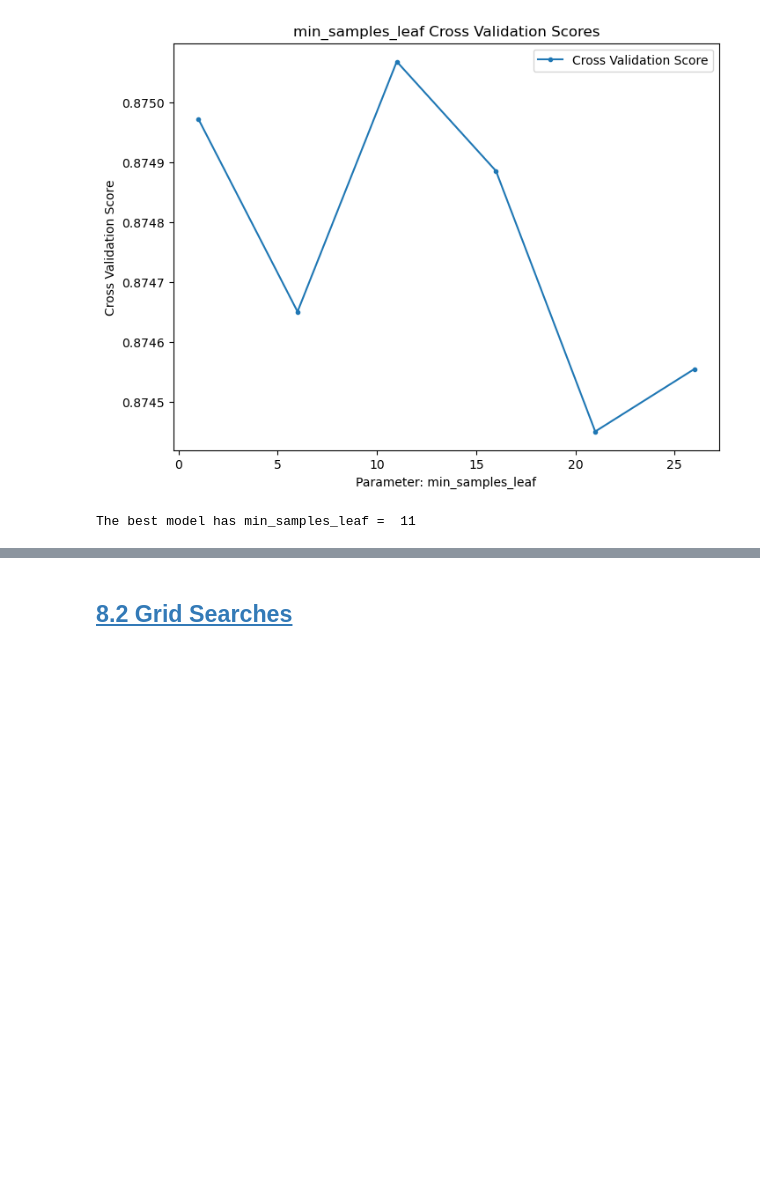
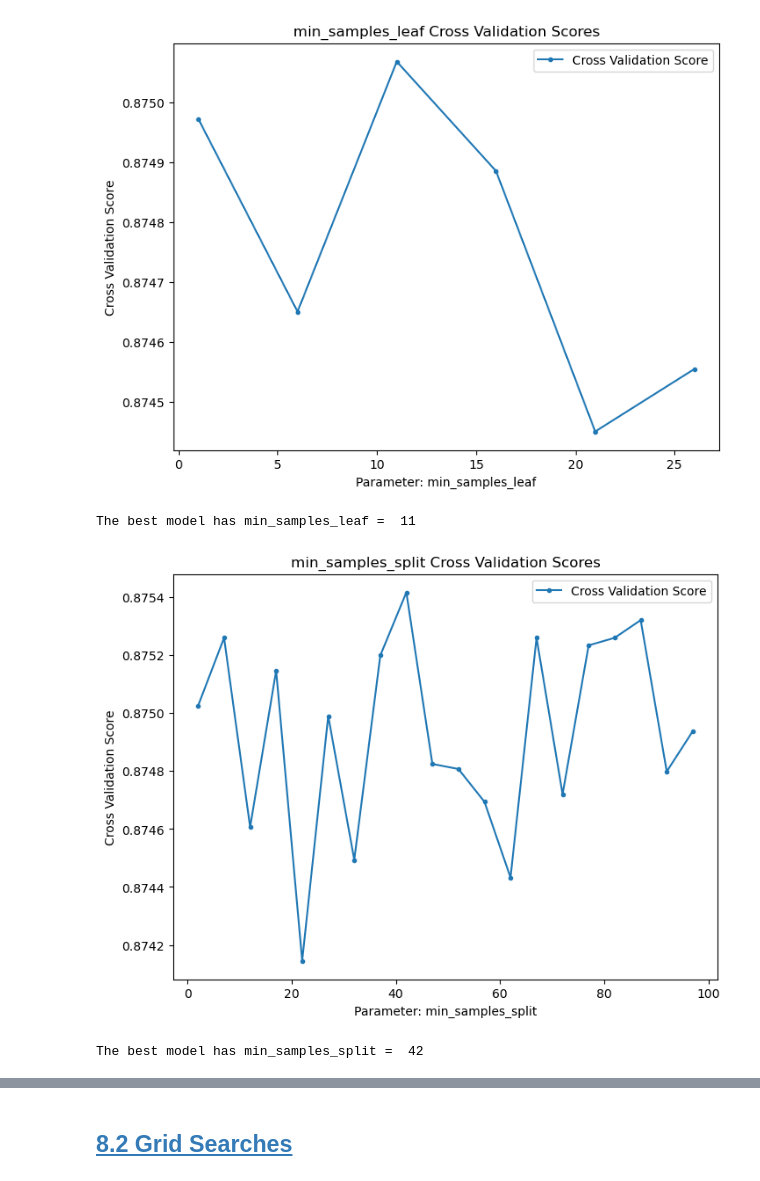
Before and after one commit to briantlui/predictive-model, a Jupyter notebook: notebooks/03_Modeling.ipynb, the cells around one changed output, grey strips where cells are left out. Drawn from its saved outputs; the diff is of its cells as text; code cells hidden in the pictures; blank space fills up the shorter version.

Commit message:
Update Notebook 3: modeling and notebook 4: model evaluation with clean run for github

```diff
--- a/notebooks/03_Modeling.ipynb
+++ b/notebooks/03_Modeling.ipynb
@@ -847,37 +847,40 @@ print("The best model has min_samples_leaf = ", min_samples[index_of_max])
 [figure]
 The best model has min_samples_leaf =  11
 # %%
-# Manually identify best min_samples_split
+# # Manually identify best min_samples_split
 
-#Creating empty lists to keep track of csores
-rf_cv_scores = []
+# #Creating empty lists to keep track of csores
+# rf_cv_scores = []
 
-# Create an array of min_samples_split
-min_splits = np.array(range(2,100,5), dtype=int)
+# # Create an array of min_samples_split
+# min_splits = np.array(range(2,100,5), dtype=int)
 
-# Loop
-for split in min_splits:
-    # Instantiate model
-    rf_model = RandomForestClassifier(min_samples_split=split)
+# # Loop
+# for split in min_splits:
+#     # Instantiate model
+#     rf_model = RandomForestClassifier(min_samples_split=split)
 
-    # Fit to TRAINING set
-    cv_score = np.mean(cross_val_score(random_forest_sm, X_train_sm_ss, y_train_sm, cv=5))
+#     # Fit to TRAINING set
+#     cv_score = np.mean(cross_val_score(random_forest_sm, X_train_sm_ss, y_train_sm, cv=5))
 
-    # Score on TRAINING set
-    rf_cv_scores.append(cv_score)
+#     # Score on TRAINING set
+#     rf_cv_scores.append(cv_score)
 
-#Plot cross validation result
-plt.figure()
-plt.plot(min_splits, rf_cv_scores, label="Cross Validation Score", marker=".")
+# #Plot cross validation result
+# plt.figure()
+# plt.plot(min_splits, rf_cv_scores, label="Cross Validation Score", marker=".")
 
-#plt.grid(alpha=0.1)
-plt.xlabel("Parameter: min_samples_split")
-plt.ylabel("Cross Validation Score")
-plt.title("min_samples_split Cross Validation Scores")
-plt.legend()
-plt.show()
+# #plt.grid(alpha=0.1)
+# plt.xlabel("Parameter: min_samples_split")
+# plt.ylabel("Cross Validation Score")
+# plt.title("min_samples_split Cross Validation Scores")
+# plt.legend()
+# plt.show()
 
-# Print the optimal min_samples_split
-index_of_max = np.array(rf_cv_scores).argmax()
-print("The best model has min_samples_split = ", min_splits[index_of_max])
+# # Print the optimal min_samples_split
+# index_of_max = np.array(rf_cv_scores).argmax()
+# print("The best model has min_samples_split = ", min_splits[index_of_max])
+# %% [output]
+[figure, added]
+The best model has min_samples_split =  42
 # %%
```
Also changed, not shown: parts of 6 cells of this notebook, 1 other file.
